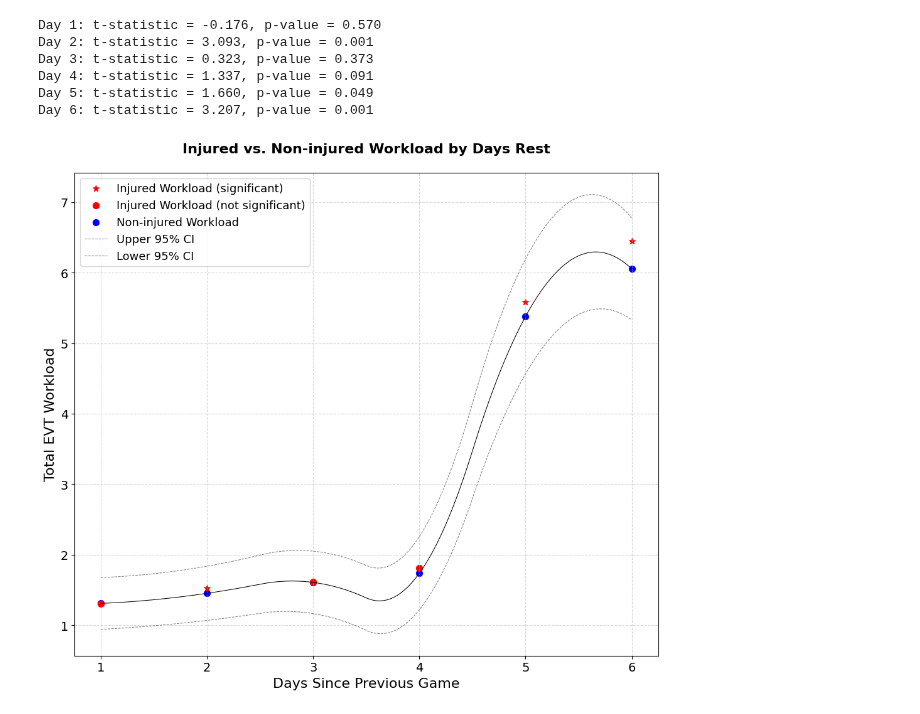
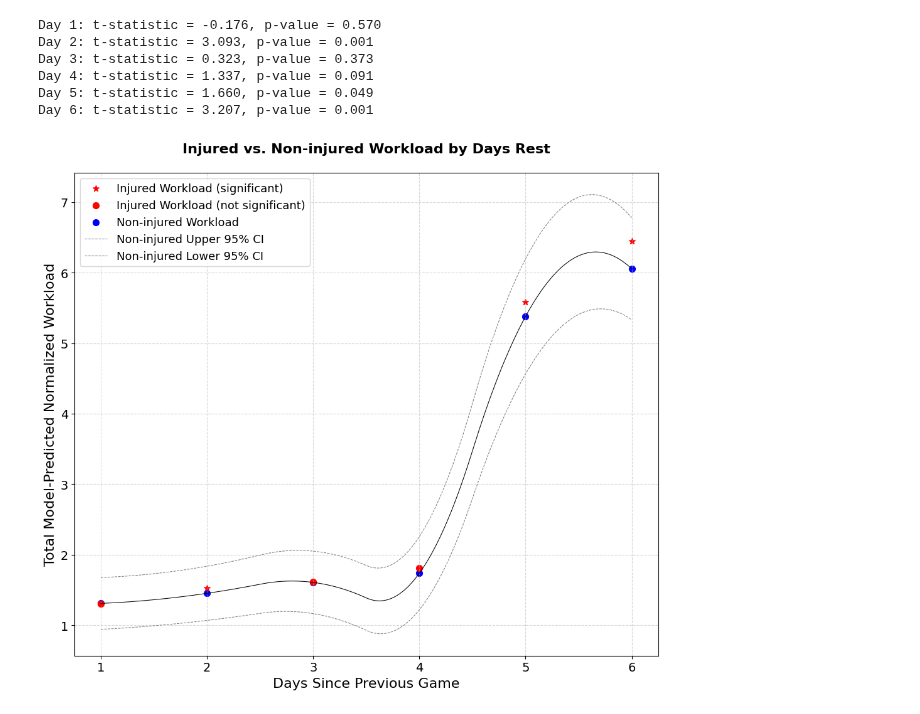
Before and after one commit to humanrithm/pitch-ml, a Jupyter notebook: prod/epi/matching_workload_recs.ipynb, the cells around one changed output. Cells and saved outputs as stored; diff of their text form; code cells hidden in the pictures.

Commit message:
cleaned up comparison figure

```diff
--- a/prod/epi/matching_workload_recs.ipynb
+++ b/prod/epi/matching_workload_recs.ipynb
@@ -184,8 +184,8 @@ x_smooth = np.linspace(x.min(), x.max(), 200)
 # fit splines for upper and lower bounds
 spline_upper = UnivariateSpline(x, y_upper, k=2, s=0)
 spline_lower = UnivariateSpline(x, y_lower, k=2, s=0)
-ax.plot(x_smooth, spline_upper(x_smooth), color='gray', linestyle='--', linewidth=0.75, label='Upper 95% CI')
-ax.plot(x_smooth, spline_lower(x_smooth), color='gray', linestyle='--', linewidth=0.75, label='Lower 95% CI')
+ax.plot(x_smooth, spline_upper(x_smooth), color='gray', linestyle='--', linewidth=0.75, label='Non-injured Upper 95% CI')
+ax.plot(x_smooth, spline_lower(x_smooth), color='gray', linestyle='--', linewidth=0.75, label='Non-injured Lower 95% CI')
 
 # spline interpolation
 x = noninj_avgs_by_day['pitcher_days_since_prev_game']
@@ -210,33 +210,39 @@ for idx, row in inj_avgs_by_day.iterrows():
                 marker='*',
                 s=50,
                 edgecolor='red',
                 label='Injured Workload (significant)'
             )
         else:
             ax.scatter(
                 x_val,
                 y_val,
                 color='red',
                 marker='o',
                 s=50,
                 edgecolor='red',
                 label='Injured Workload (not significant)'
             )
 
 # make ticks, labels larger
 ax.set_xlabel('Days Since Previous Game', fontsize=16)
-ax.set_ylabel('Total EVT Workload', fontsize=16)
+ax.set_ylabel('Total Model-Predicted Normalized Workload', fontsize=16)
 ax.tick_params(axis='both', which='major', labelsize=14)
 
 # add title
 ax.set_title('Injured vs. Non-injured Workload by Days Rest\n', fontsize=16, fontweight='bold')
 
 # show legend, grids
 ax.grid(True, linestyle='--', alpha=0.5)
 handles, labels = ax.get_legend_handles_labels()
-order = [labels.index('Injured Workload (significant)'), labels.index('Injured Workload (not significant)'), labels.index('Non-injured Workload'), labels.index('Upper 95% CI'), labels.index('Lower 95% CI')]
+order = [
+    labels.index('Injured Workload (significant)'),
+    labels.index('Injured Workload (not significant)'),
+    labels.index('Non-injured Workload'),
+    labels.index('Non-injured Upper 95% CI'),
+    labels.index('Non-injured Lower 95% CI')
+]
 ax.legend([handles[idx] for idx in order], [labels[idx] for idx in order], fontsize=13)
 
 plt.show()
 # %% [output]
-[figure, old version]
+[figure, new version]
```
